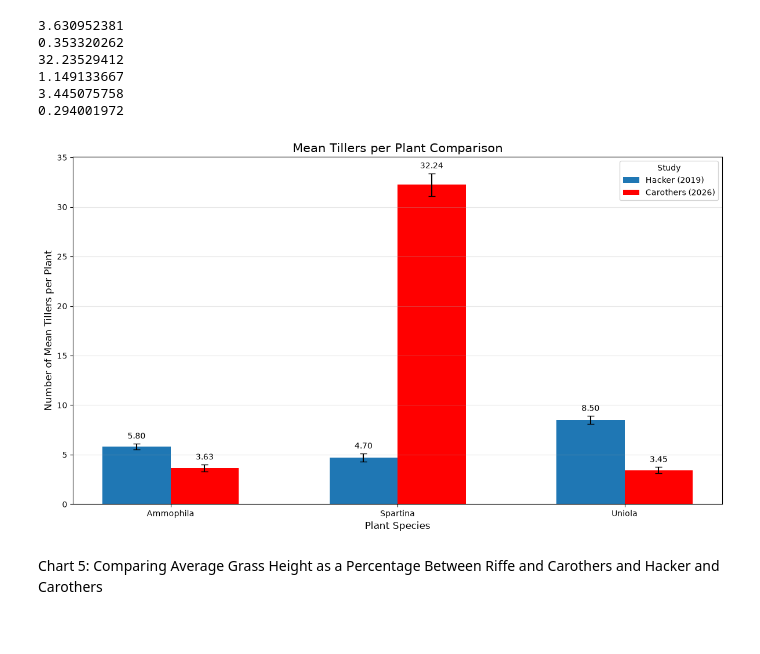
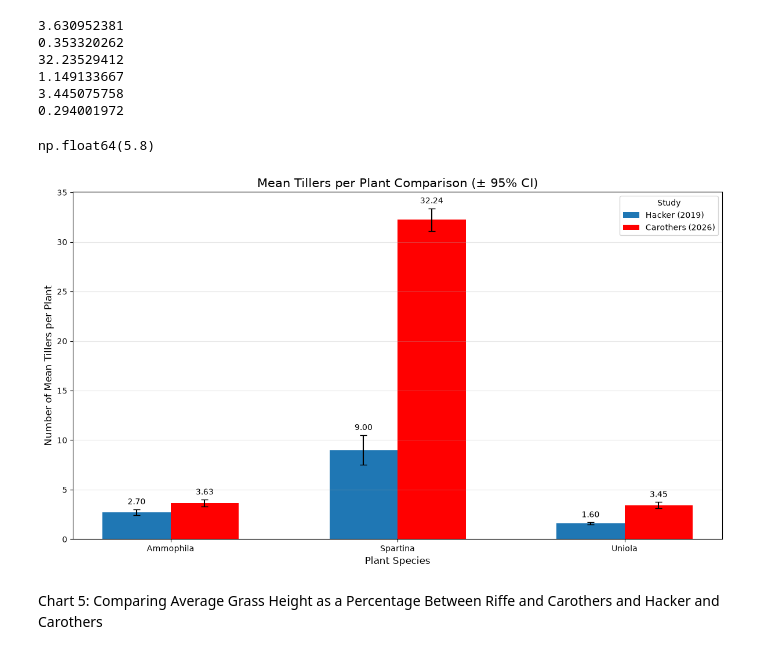
Before and after one commit to stromc485/CECL, a Jupyter notebook: Metamorphics_Plotting.ipynb, the cells around one changed output. Saved outputs shown, nothing was run; the diff lists cells and outputs as text; code cells hidden in the pictures.

```diff
--- a/Metamorphics_Plotting.ipynb
+++ b/Metamorphics_Plotting.ipynb
@@ -592,6 +592,10 @@ print(Carothers_Tillers_per_Plant_95CI_UP)
 1.149133667
 3.445075758
 0.294001972
+# %%
+print(Hacker_Blades_per_Tiller_AB)
+# %% [output]
+np.float64(5.8)
 # %%
 # Species
 species = ["Ammophila", "Spartina", "Uniola"]
@@ -605,17 +609,17 @@ carothers = [
 ]
 
 hacker = [
-    Hacker_Blades_per_Tiller_AB,  # Ammophila
-    Hacker_Blades_per_Tiller_SP,  # Spartina
-    Hacker_Blades_per_Tiller_UP  # Uniola
+    Hacker_Tillers_Shoots_per_Plant_AB,  # Ammophila
+    Hacker_Tillers_Shoots_per_Plant_SP,  # Spartina
+    Hacker_Tillers_Shoots_per_Plant_UP  # Uniola
 ]
 
 # 95% confidence intervals
 
 hacker_ci = [
-    Hacker_Blades_per_Tiller_95CI_AB,
-    Hacker_Blades_per_Tiller_95CI_SP,
-    Hacker_Blades_per_Tiller_95CI_UP
+    Hacker_Tillers_Shoots_per_Plant_95CI_AB,
+    Hacker_Tillers_Shoots_per_Plant_95CI_SP,
+    Hacker_Tillers_Shoots_per_Plant_95CI_UP
 ]
 
 carothers_ci = [
@@ -624,35 +628,35 @@ carothers_ci = [
     Carothers_Tillers_per_Plant_95CI_UP
 ]
 
 # Set up bar chart
 x = np.arange(len(species))
 width = 0.3
 
 fig, ax = plt.subplots(figsize=(12, 7))
 
 # Study groups
 hacker_blades_bars = ax.bar(x - 0.5*width, hacker, width,
        yerr=hacker_ci, capsize=4, label="Hacker (2019)")
 carothers_blades_bars = ax.bar(x + 0.5*width, carothers, width, yerr=carothers_ci, capsize=4, label="Carothers (2026)",
                                color='red')
 
 # Labels and formatting
 ax.set_xlabel("Plant Species", fontsize=12)
 ax.set_ylabel("Number of Mean Tillers per Plant", fontsize=12)
-ax.set_title("Mean Tillers per Plant Comparison", fontsize=15)
+ax.set_title("Mean Tillers per Plant Comparison (± 95% CI)", fontsize=15)
 ax.bar_label(hacker_blades_bars, padding=4, fontsize=10, fmt='%.2f')
 ax.bar_label(carothers_blades_bars, padding=4, fontsize=10, fmt='%.2f')
 
 ax.set_xticks(x)
 ax.set_xticklabels(species)
 
 ax.legend(title="Study")
 ax.grid(axis="y", alpha=0.3)
 
 plt.tight_layout()
 plt.show()
 # %% [output]
-[figure, old version]
+[figure, new version]
 # %% [markdown]
 Chart 5: Comparing Average Grass Height as a Percentage Between Riffe and Carothers and Hacker and Carothers
 # %%
```
Also changed, not shown: parts of 3 cells of this notebook.
